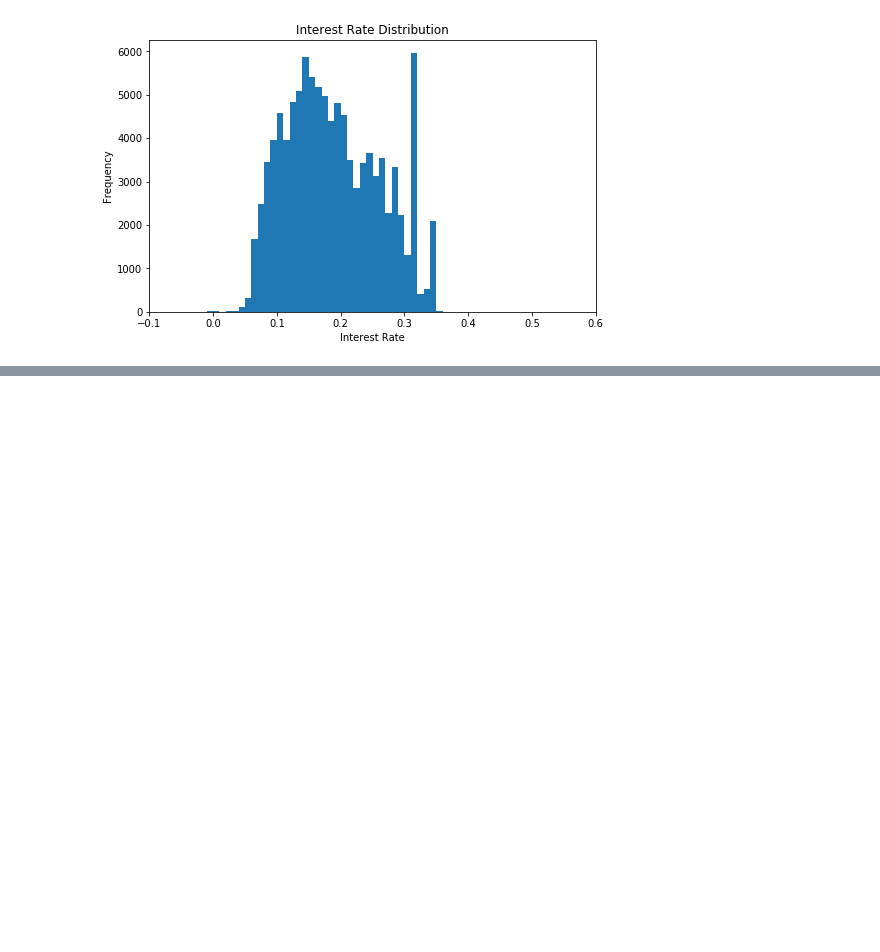
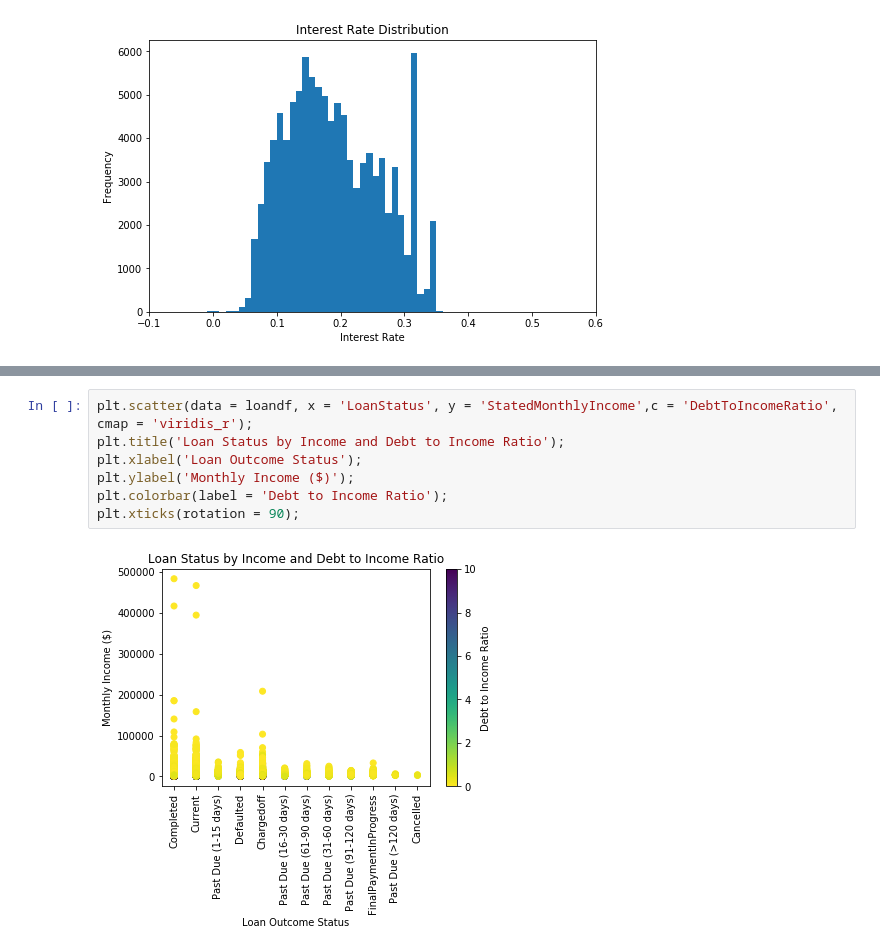
Before and after one commit to Kirthi-Raman/LoanDatasetAnalysis, a Jupyter notebook: Slide_Deck_Template.ipynb, the cells around one changed output, grey strips where cells are left out. Drawn from its saved outputs; the diff is of its cells as text; blank space fills up the shorter version.

Commit message:
Updated visualization of loan data analysis

```diff
--- a/Slide_Deck_Template.ipynb
+++ b/Slide_Deck_Template.ipynb
@@ -89,0 +96,9 @@ plt.show()
+# %%
+plt.scatter(data = loandf, x = 'LoanStatus', y = 'StatedMonthlyIncome',c = 'DebtToIncomeRatio', cmap = 'viridis_r');
+plt.title('Loan Status by Income and Debt to Income Ratio');
+plt.xlabel('Loan Outcome Status');
+plt.ylabel('Monthly Income ($)');
+plt.colorbar(label = 'Debt to Income Ratio');
+plt.xticks(rotation = 90);
+# %% [output]
+[figure, added]
```
Also changed, not shown: parts of 5 cells of this notebook.
